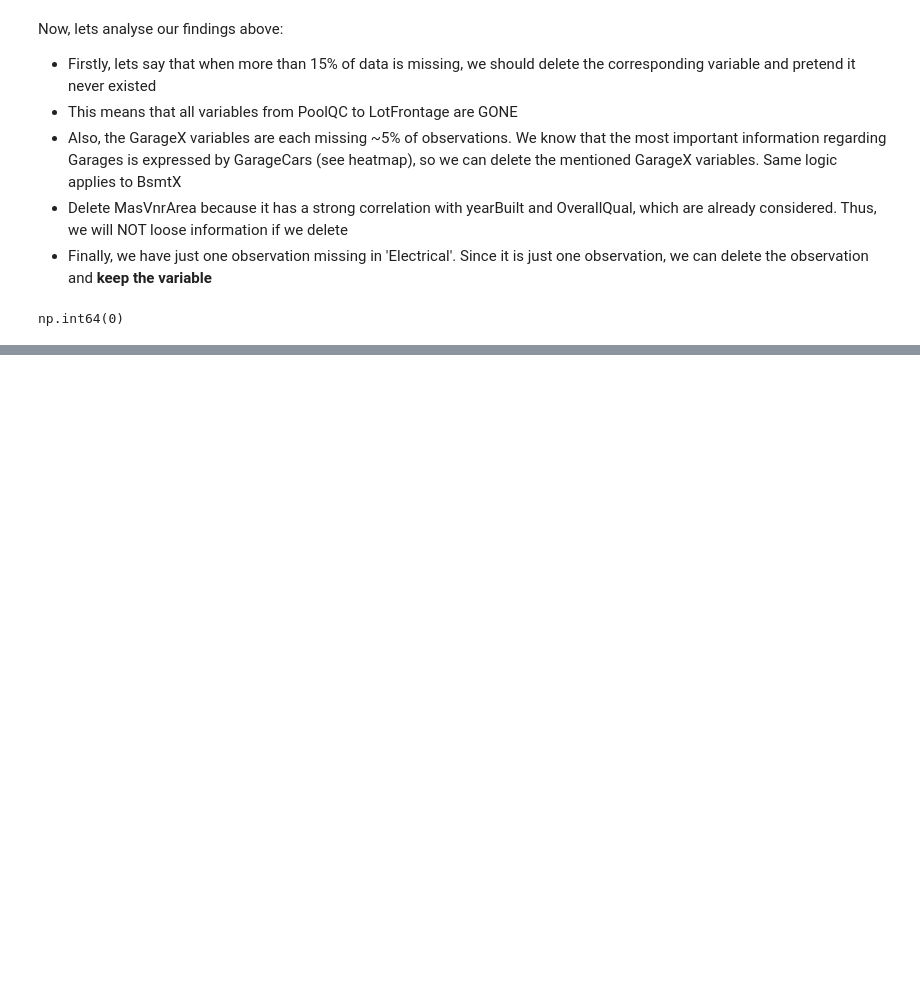
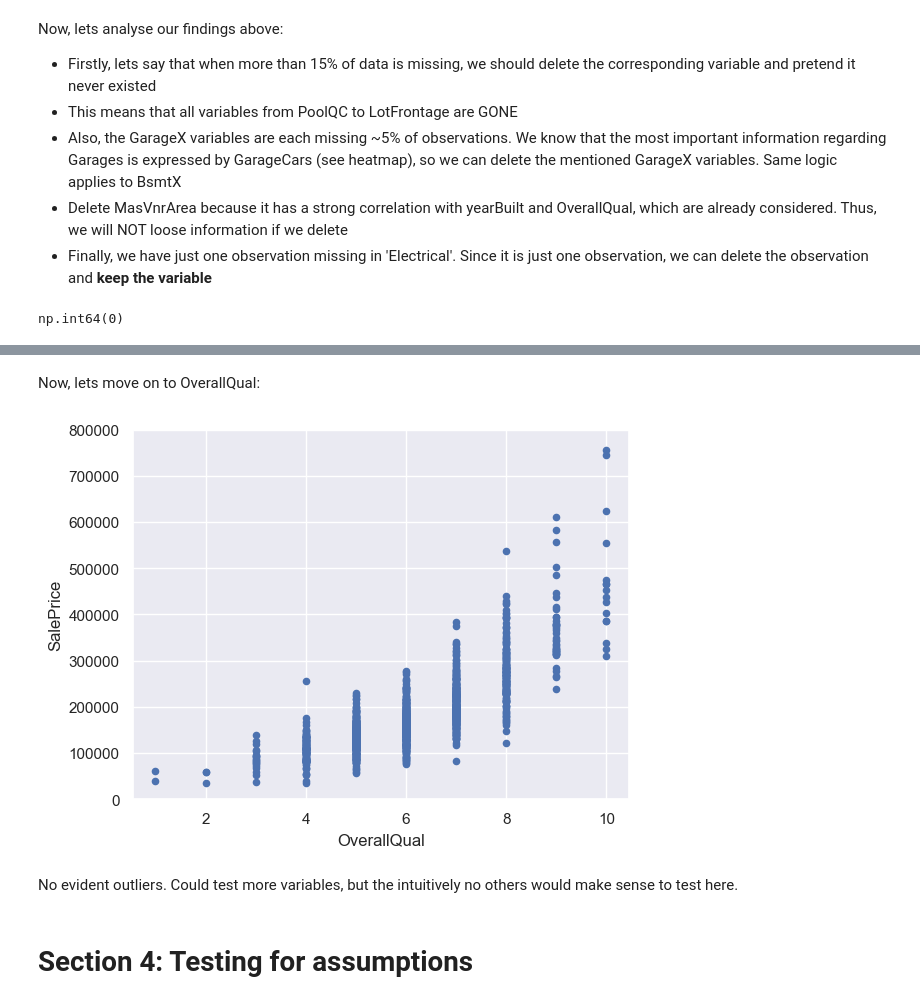
Before and after one commit to arikatz123/house-prices-ml, a Jupyter notebook: notebooks/dataexploration_01.ipynb, the cells around one changed output, grey strips where cells are left out. Drawn from its saved outputs; the diff is of its cells as text; code cells hidden in the pictures; blank space fills up the shorter version.

```diff
--- a/notebooks/dataexploration_01.ipynb
+++ b/notebooks/dataexploration_01.ipynb
@@ -309,0 +336,14 @@ np.int64(0)
+# %%
+# Removing the two outliers in the bottom right corner
+train = train.drop(train[(train['GrLivArea']>4000) & (train['SalePrice']<300000)].index)
+# %% [markdown]
+Now, lets move on to OverallQual:
+# %%
+data = pd.concat([train['SalePrice'], train['OverallQual']], axis=1)  # Concatenate the two columns into a new DataFrame. axis=1 means we are concatenating columns (not rows)
+data.plot.scatter(x='OverallQual', y='SalePrice', ylim=(0,800000));   # Scatter plot with OverallQual on the x-axis and SalePrice on the y-axis. ylim sets the y-axis limits
+# %% [output]
+[figure, added]
+# %% [markdown]
+No evident outliers. Could test more variables, but the intuitively no others would make sense to test here.
+# %% [markdown]
+# Section 4: Testing for assumptions
```
Also changed, not shown: parts of 8 cells of this notebook.
